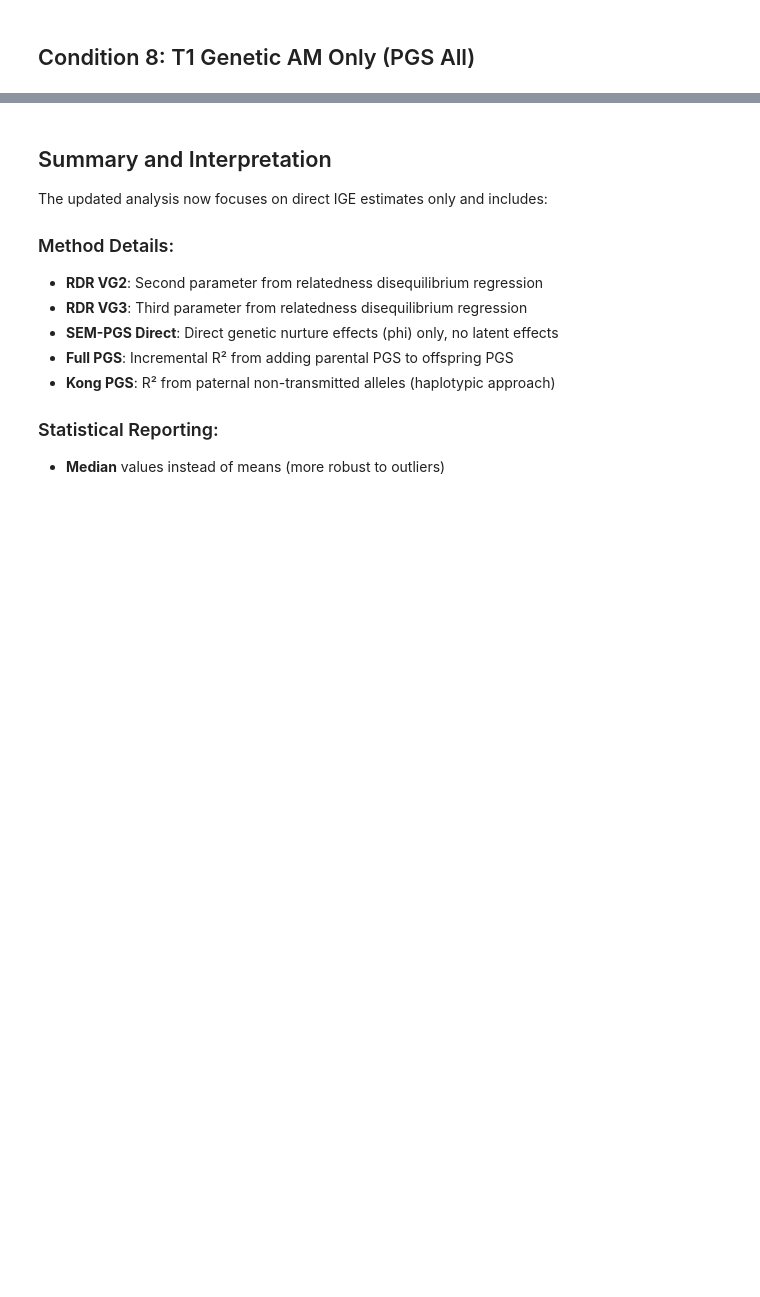
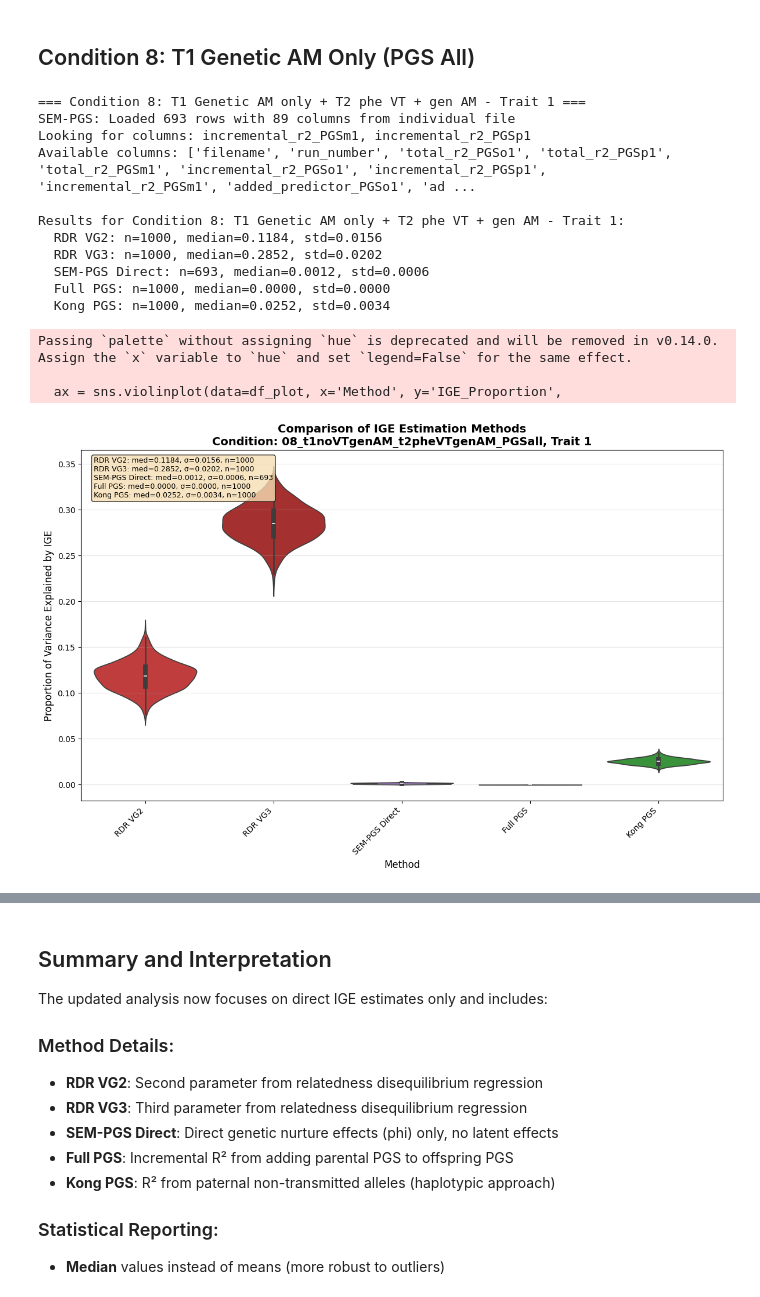
Before and after one commit to Xuanyu-Lyu/StatRev_IndirectGene, a Jupyter notebook: Analysis/JointAnalysis/joint_results_uni.ipynb, the cells around one changed output, grey strips where cells are left out. Saved outputs shown, nothing was run; the diff lists cells and outputs as text; code cells hidden in the pictures; blank space fills up the shorter version.

```diff
--- a/Analysis/JointAnalysis/joint_results_uni.ipynb
+++ b/Analysis/JointAnalysis/joint_results_uni.ipynb
@@ -346,15 +360,31 @@ else:
 ## Condition 8: T1 Genetic AM Only (PGS All)
 # %%
 # Condition 8, Trait 1
-condition = '08_t1noVTgenAM_t2noVTnoAM_PGSall'
+condition = '08_t1noVTgenAM_t2pheVTgenAM_PGSall'
 trait = 1
 
 print(f"=== {condition_names[condition]} - Trait {trait} ===")
 results, data_dict = analyze_ige_updated(condition, trait, verbose=True)
 
 if data_dict:
     create_violin_plot(data_dict, condition, trait, save_path=None)
 else:
     print("No data available for plotting")
+# %% [output]
+=== Condition 8: T1 Genetic AM only + T2 phe VT + gen AM - Trait 1 ===
+SEM-PGS: Loaded 693 rows with 89 columns from individual file
+Looking for columns: incremental_r2_PGSm1, incremental_r2_PGSp1
+Available columns: ['filename', 'run_number', 'total_r2_PGSo1', 'total_r2_PGSp1', 'total_r2_PGSm1', 'incremental_r2_PGSo1', 'incremental_r2_PGSp1', 'incremental_r2_PGSm1', 'added_predictor_PGSo1', 'ad ...
+
+Results for Condition 8: T1 Genetic AM only + T2 phe VT + gen AM - Trait 1:
+  RDR VG2: n=1000, median=0.1184, std=0.0156
+  RDR VG3: n=1000, median=0.2852, std=0.0202
+  SEM-PGS Direct: n=693, median=0.0012, std=0.0006
+  Full PGS: n=1000, median=0.0000, std=0.0000
+  Kong PGS: n=1000, median=0.0252, std=0.0034
+Passing `palette` without assigning `hue` is deprecated and will be removed in v0.14.0. Assign the `x` variable to `hue` and set `legend=False` for the same effect.
+
+  ax = sns.violinplot(data=df_plot, x='Method', y='IGE_Proportion',
+[figure, added]
 # %%
 # Condition 8, Trait 2
```
Also changed, not shown: parts of 9 cells of this notebook, 15 other files.
